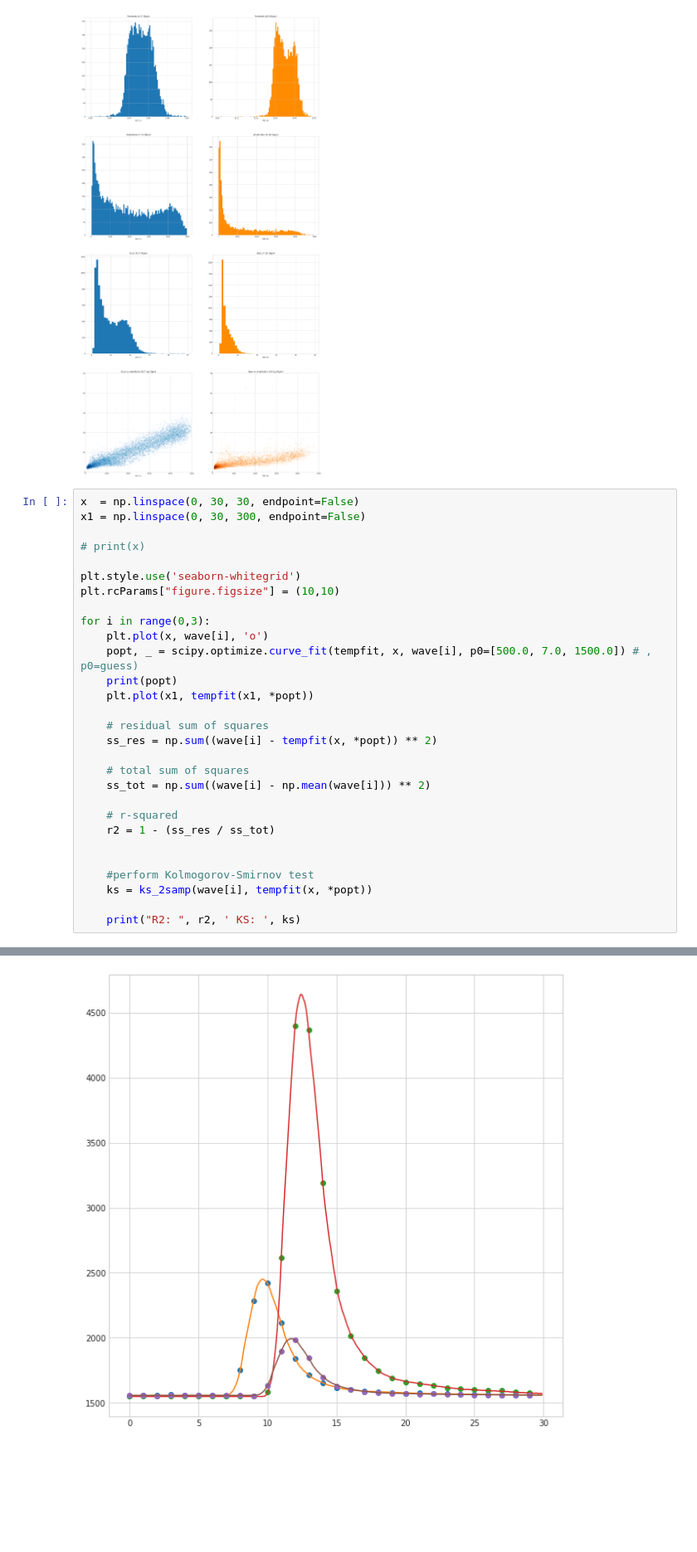
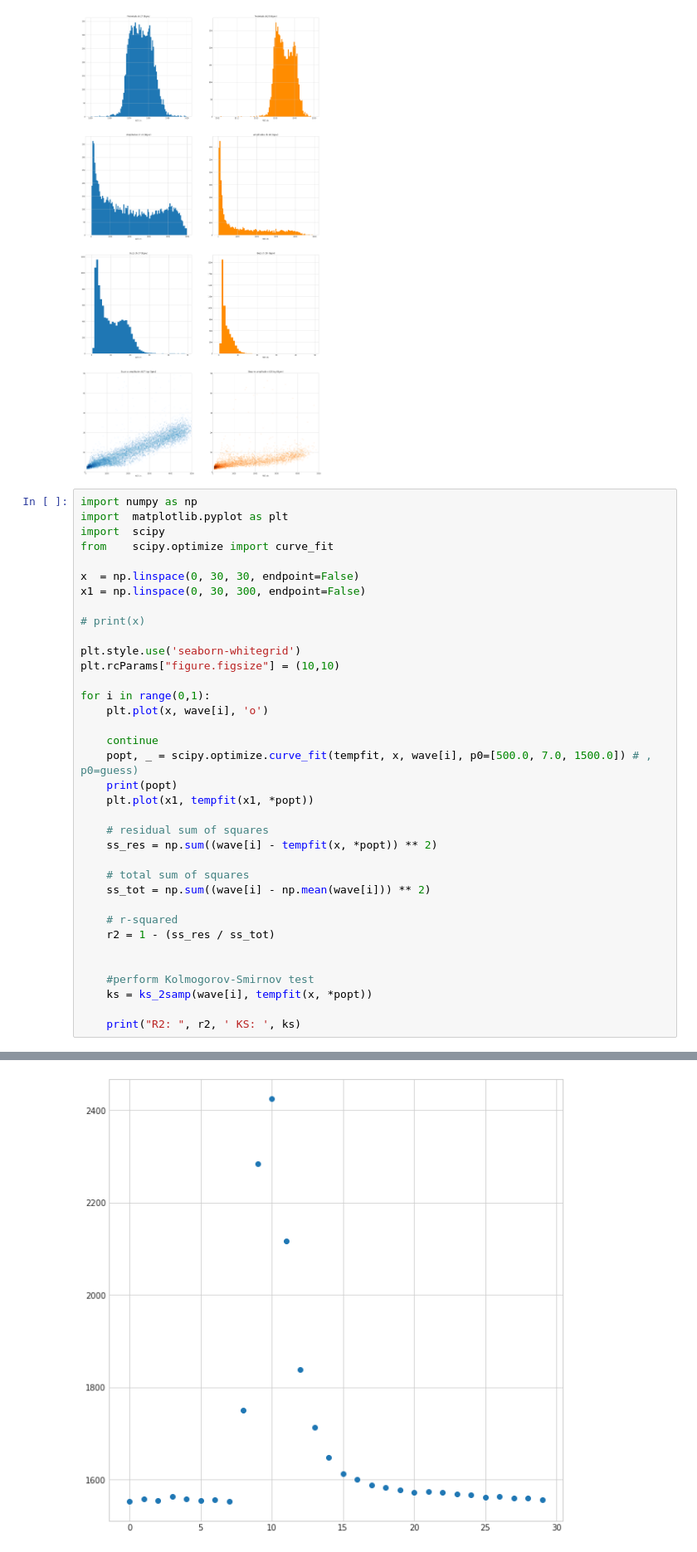
Before and after one commit to regmi-sijan/ml4cal, a Jupyter notebook: testbeam/template.ipynb, the cells around one changed output, grey strips where cells are left out. Shown at 83% size. Saved outputs shown, nothing was run; the diff lists cells and outputs as text; blank space fills up the shorter version.

```diff
--- a/testbeam/template.ipynb
+++ b/testbeam/template.ipynb
@@ -175,6 +175,11 @@ Read an array: (10792, 35)
 Read an array: (5973, 35)
 [figure]
 # %%
+import numpy as np
+import  matplotlib.pyplot as plt
+import  scipy
+from    scipy.optimize import curve_fit
+
 x  = np.linspace(0, 30, 30, endpoint=False)
 x1 = np.linspace(0, 30, 300, endpoint=False)
 
@@ -183,8 +188,10 @@ x1 = np.linspace(0, 30, 300, endpoint=False)
 plt.style.use('seaborn-whitegrid')
 plt.rcParams["figure.figsize"] = (10,10)
 
-for i in range(0,3):
+for i in range(0,1):
     plt.plot(x, wave[i], 'o')
+
+    continue
     popt, _ = scipy.optimize.curve_fit(tempfit, x, wave[i], p0=[500.0, 7.0, 1500.0]) # , p0=guess)
     print(popt)
     plt.plot(x1, tempfit(x1, *popt))
@@ -213,4 +214,4 @@ R2:  0.9991083065671136  KS:  KstestResult(statistic=0.23333333333333334, pvalue
-[figure, old version]
+[figure, new version]
 # %%
 # Ad hoc analysis
 from    matplotlib import colors
```
Also changed, not shown: parts of 1 cell of this notebook, 4 other files.
